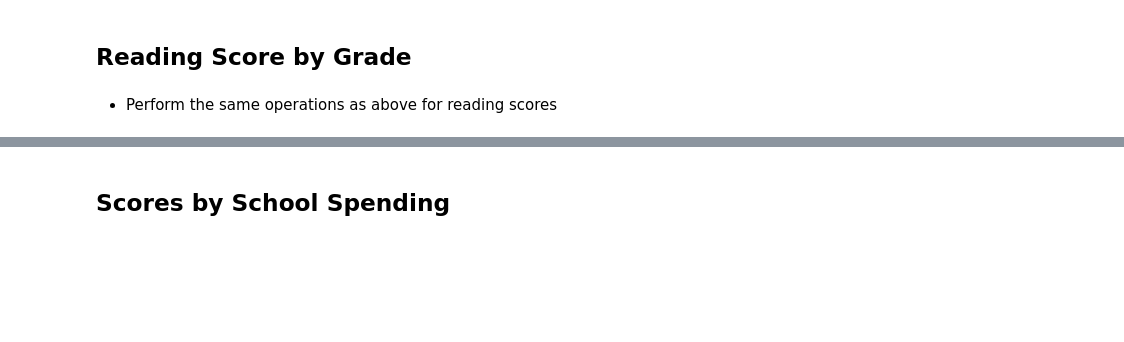
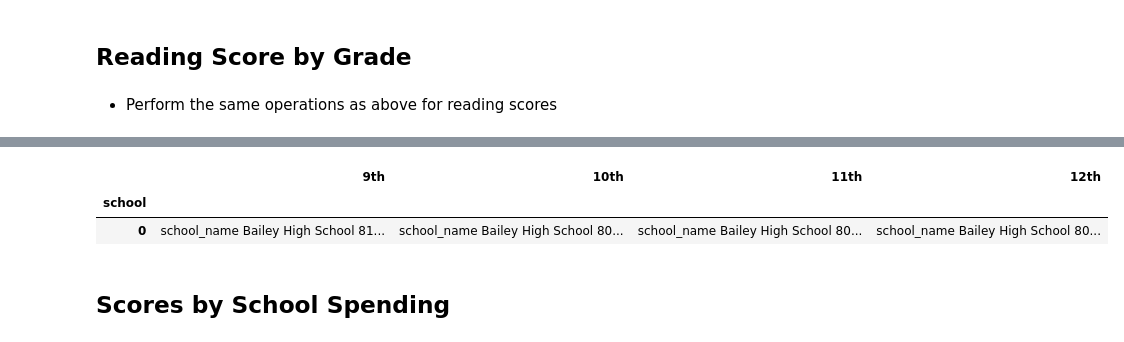
Before and after one commit to bwalshdtan/Pandas_Homework, a Jupyter notebook: PyCitySchools_starter.ipynb, the cells around one changed output, grey strips where cells are left out. Drawn from its saved outputs; the diff is of its cells as text; code cells hidden in the pictures; blank space fills up the shorter version.

```diff
--- a/PyCitySchools_starter.ipynb
+++ b/PyCitySchools_starter.ipynb
@@ -225,3 +221,20 @@ school_summary_df
+# %%
+reading_ninth = student_data.loc[student_data['grade'] == '9th'].groupby('school_name')['reading_score'].mean()
+reading_tenth = student_data.loc[student_data['grade'] == '10th'].groupby('school_name')['reading_score'].mean()
+reading_eleventh = student_data.loc[student_data['grade'] == '11th'].groupby('school_name')['reading_score'].mean()
+reading_twelfth = student_data.loc[student_data['grade'] == '12th'].groupby('school_name')['reading_score'].mean()
+
+reading_scores_grade_df = pd.DataFrame({'9th': [reading_ninth],
+                                    '10th': [reading_tenth],
+                                    '11th': [reading_eleventh],
+                                    '12th': [reading_twelfth]})
+
+reading_scores_grade_df.index.name = 'school'
+reading_scores_grade_df
+# %% [output]
+|  | 9th | 10th | 11th | 12th |
+| school |  |  |  |  |
+| 0 | school_name Bailey High School 81... | school_name Bailey High School 80... | school_name Bailey High School 80... | school_name Bailey High School 80... |
 # %% [markdown]
 ## Scores by School Spending
 # %% [markdown]
```
Also changed, not shown: parts of 6 cells of this notebook.
